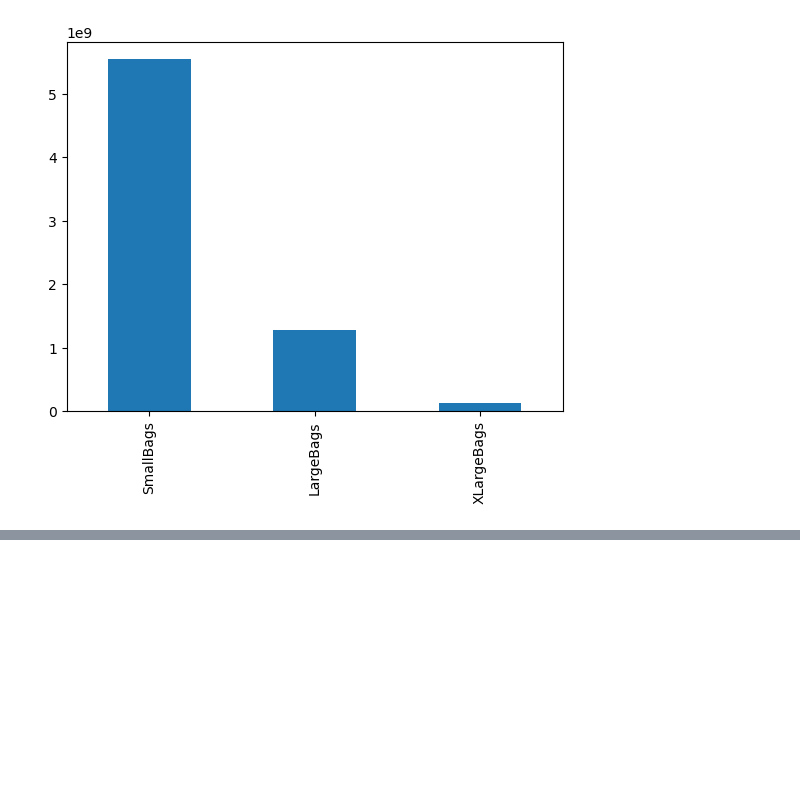
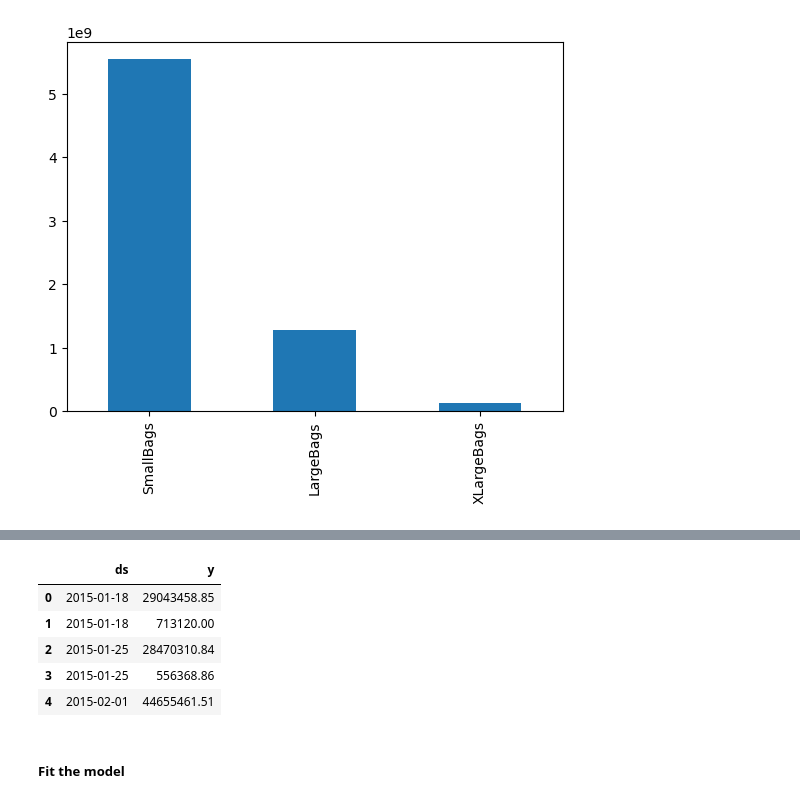
Before and after one commit to Namrata156/avocado-demand-forecast, a Jupyter notebook: eda.ipynb, the cells around one changed output, grey strips where cells are left out. Cells and saved outputs as stored; diff of their text form; code cells hidden in the pictures; blank space fills up the shorter version.

```diff
--- a/eda.ipynb
+++ b/eda.ipynb
@@ -252,0 +318,11 @@ df[['SmallBags', 'LargeBags', 'XLargeBags']].sum().plot(kind='bar', stacked=True
+# %%
+df_prophet.head()
+# %% [output]
+|  | ds | y |
+| 0 | 2015-01-18 | 29043458.85 |
+| 1 | 2015-01-18 | 713120.00 |
+| 2 | 2015-01-25 | 28470310.84 |
+| 3 | 2015-01-25 | 556368.86 |
+| 4 | 2015-02-01 | 44655461.51 |
+# %% [markdown]
+##### Fit the model
```
Also changed, not shown: parts of 14 cells of this notebook.
